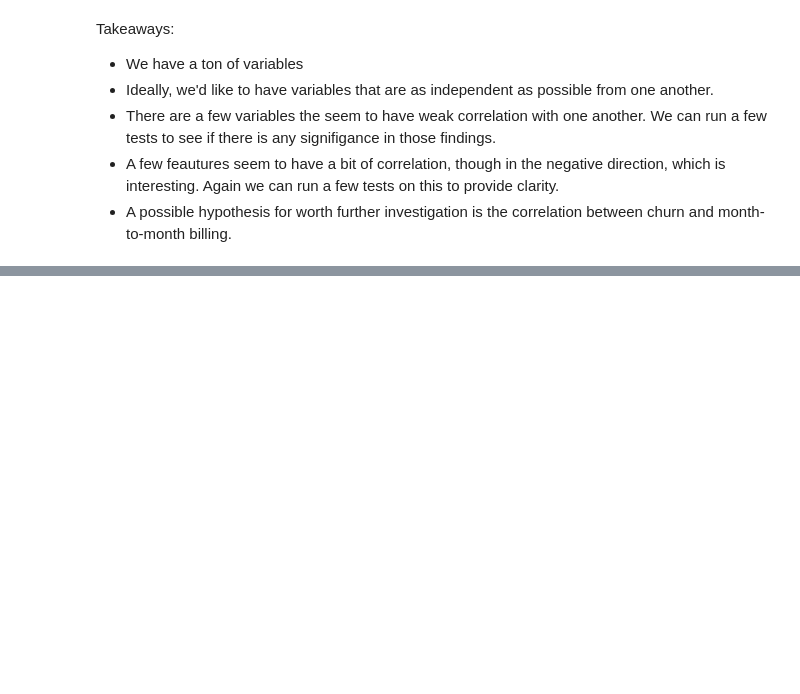
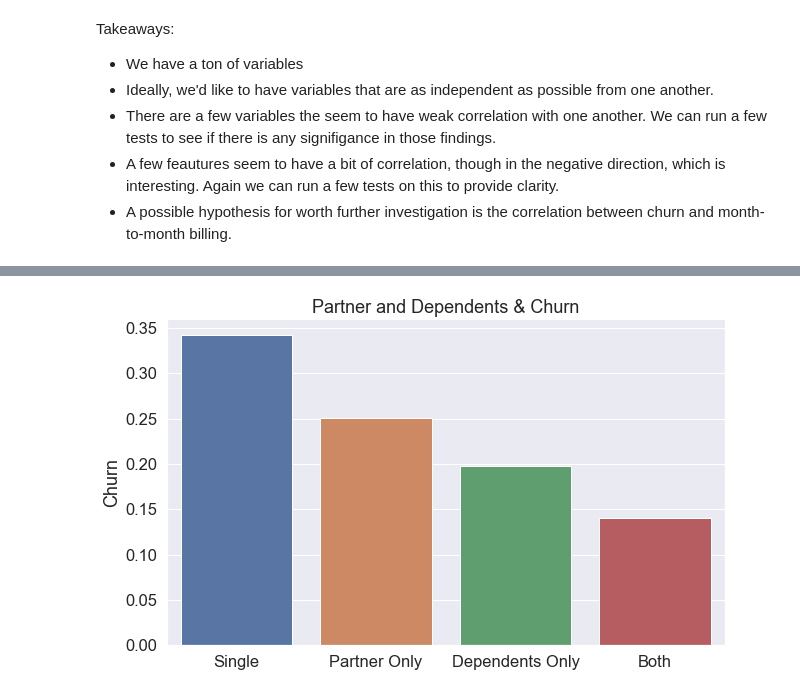
Before and after one commit to sonny-chase-nick-classification-project/telco_classification, a Jupyter notebook: Why_are_our_customers_churning.ipynb, the cells around one changed output, grey strips where cells are left out. Cells and saved outputs as stored; diff of their text form; code cells hidden in the pictures; blank space fills up the shorter version.

```diff
--- a/Why_are_our_customers_churning.ipynb
+++ b/Why_are_our_customers_churning.ipynb
@@ -356,0 +371,12 @@ sns.distplot(X_train['total_charges']);
+# %%
+sns.set(font_scale=1.5)
+plt.figure(figsize=(10,6))
+sns.barplot(X_train.partner_and_dependents, X_train.churn, data=X_train, ci = None)
+plt.title('Partner and Dependents & Churn')
+plt.ylabel('Churn')
+plt.xlabel('')
+plt.xticks(np.arange(4), ('Single', 'Partner Only', 'Dependents Only', 'Both'))
+
+plt.show()
+# %% [output]
+[figure, added]
```
Also changed, not shown: parts of 5 cells of this notebook.
